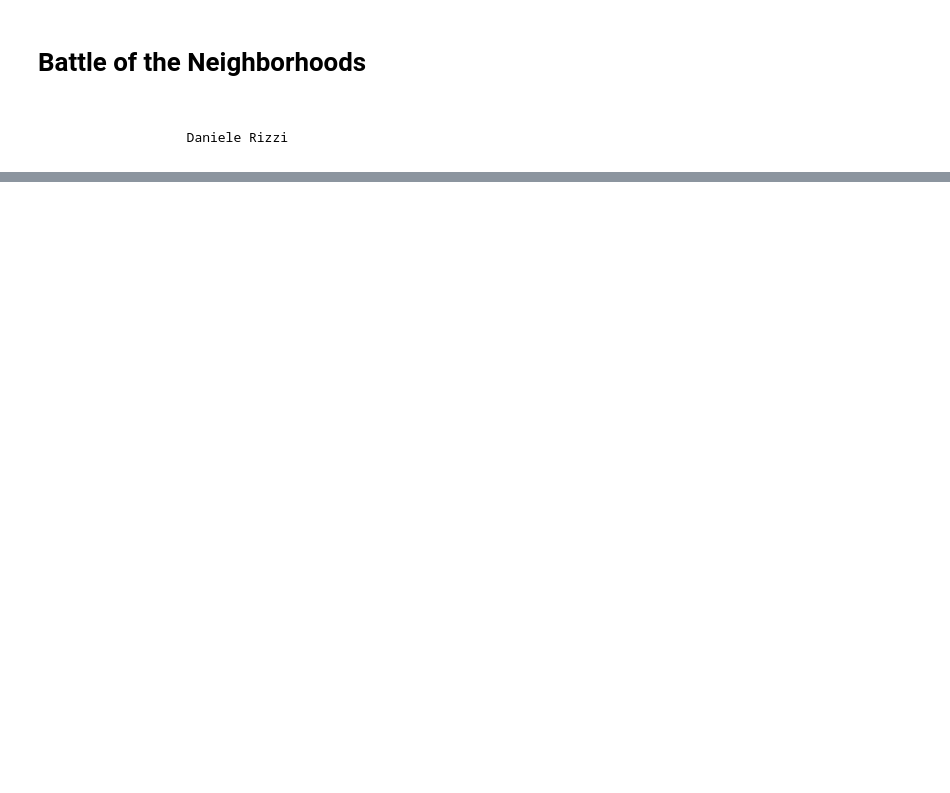
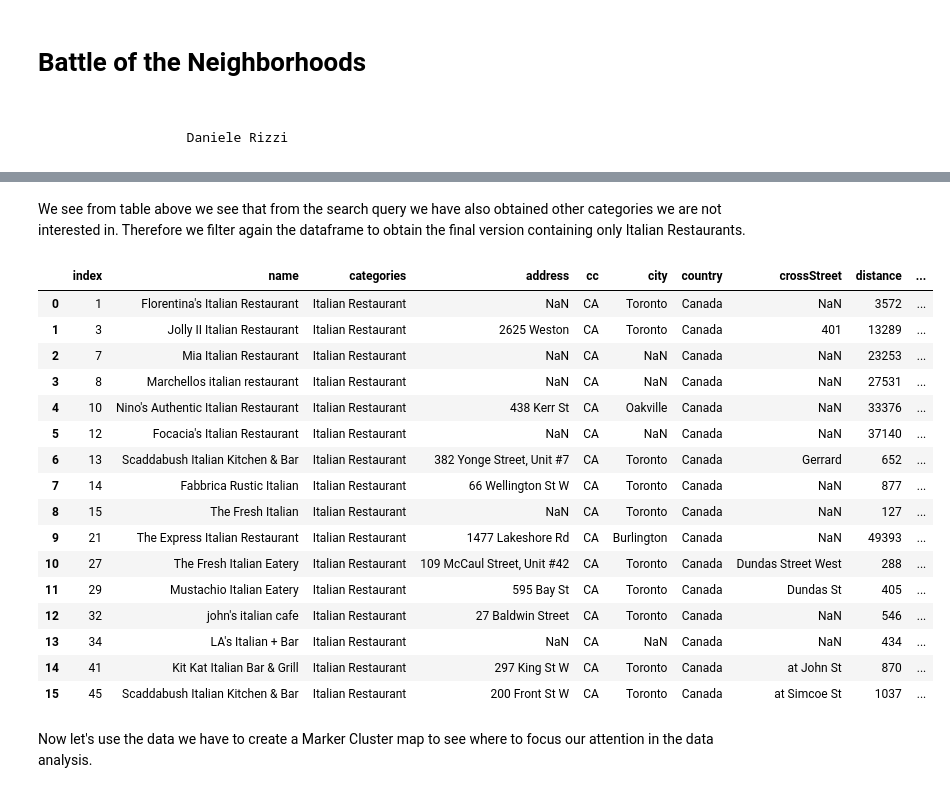
Before and after one commit to danielerizzi/Battle-of-the-Neighborhoods, a Jupyter notebook: Battle of Neighborhoods.ipynb, the cells around one changed output, grey strips where cells are left out. Saved outputs shown, nothing was run; the diff lists cells and outputs as text; code cells hidden in the pictures; blank space fills up the shorter version.

```diff
--- a/Battle of Neighborhoods.ipynb
+++ b/Battle of Neighborhoods.ipynb
@@ -18,0 +430,9 @@ Once we have identified the area and type of food that shoule be served, we can
+# %%
+results = requests.get(url).json()
+# assign relevant part of JSON to venues
+venues = results['response']['venues']
+# tranform venues into a dataframe
+dataframe = json_normalize(venues)
+#dataframe.drop(dataframe[(dataframe['location.postalCode'] == 'NaN')].index(), inplace=True)
+
+dataframe.shape
@@ -18,0 +463,24 @@ Once we have identified the area and type of food that shoule be served, we can
+# %%
+# keep only columns that include venue name, and anything that is associated with location
+filtered_columns = ['name', 'categories'] + [col for col in dataframe.columns if col.startswith('location.')] + ['id']
+dataframe_filtered = dataframe.loc[:, filtered_columns]
+
+# function that extracts the category of the venue
+def get_category_type(row):
+    try:
+        categories_list = row['categories']
+    except:
+        categories_list = row['venue.categories']
+
+    if len(categories_list) == 0:
+        return None
+    else:
+        return categories_list[0]['name']
+
+# filter the category for each row
+dataframe_filtered['categories'] = dataframe_filtered.apply(get_category_type, axis=1)
+
+# clean column names by keeping only last term
+dataframe_filtered.columns = [column.split('.')[-1] for column in dataframe_filtered.columns]
+
+dataframe_filtered.head()
@@ -18,0 +496,4 @@ Once we have identified the area and type of food that shoule be served, we can
+# %%
+#Keep only first 3 of Postcode
+dataframe_filtered['Postcode'] = dataframe_filtered['postalCode'].str[:3]
+dataframe_filtered.head()
@@ -18,0 +530,25 @@ Once we have identified the area and type of food that shoule be served, we can
+# %% [markdown]
+We see from table above we see that from the search query we have also obtained other categories we are not interested in. Therefore we filter again the dataframe to obtain the final version containing only Italian Restaurants.
+# %%
+italian_restaurant_df = dataframe_filtered.loc[(dataframe_filtered['categories'] == 'Italian Restaurant')].reset_index()
+italian_restaurant_df
+# %% [output]
+|  | index | name | categories | address | cc | city | country | crossStreet | distance | ... |
+| 0 | 1 | Florentina's Italian Restaurant | Italian Restaurant | NaN | CA | Toronto | Canada | NaN | 3572 | ... |
+| 1 | 3 | Jolly II Italian Restaurant | Italian Restaurant | 2625 Weston | CA | Toronto | Canada | 401 | 13289 | ... |
+| 2 | 7 | Mia Italian Restaurant | Italian Restaurant | NaN | CA | NaN | Canada | NaN | 23253 | ... |
+| 3 | 8 | Marchellos italian restaurant | Italian Restaurant | NaN | CA | NaN | Canada | NaN | 27531 | ... |
+| 4 | 10 | Nino's Authentic Italian Restaurant | Italian Restaurant | 438 Kerr St | CA | Oakville | Canada | NaN | 33376 | ... |
+| 5 | 12 | Focacia's Italian Restaurant | Italian Restaurant | NaN | CA | NaN | Canada | NaN | 37140 | ... |
+| 6 | 13 | Scaddabush Italian Kitchen & Bar | Italian Restaurant | 382 Yonge Street, Unit #7 | CA | Toronto | Canada | Gerrard | 652 | ... |
+| 7 | 14 | Fabbrica Rustic Italian | Italian Restaurant | 66 Wellington St W | CA | Toronto | Canada | NaN | 877 | ... |
+| 8 | 15 | The Fresh Italian | Italian Restaurant | NaN | CA | Toronto | Canada | NaN | 127 | ... |
+| 9 | 21 | The Express Italian Restaurant | Italian Restaurant | 1477 Lakeshore Rd | CA | Burlington | Canada | NaN | 49393 | ... |
+| 10 | 27 | The Fresh Italian Eatery | Italian Restaurant | 109 McCaul Street, Unit #42 | CA | Toronto | Canada | Dundas Street West | 288 | ... |
+| 11 | 29 | Mustachio Italian Eatery | Italian Restaurant | 595 Bay St | CA | Toronto | Canada | Dundas St | 405 | ... |
+| 12 | 32 | john's italian cafe | Italian Restaurant | 27 Baldwin Street | CA | Toronto | Canada | NaN | 546 | ... |
+| 13 | 34 | LA's Italian + Bar | Italian Restaurant | NaN | CA | NaN | Canada | NaN | 434 | ... |
+| 14 | 41 | Kit Kat Italian Bar & Grill | Italian Restaurant | 297 King St W | CA | Toronto | Canada | at John St | 870 | ... |
+| 15 | 45 | Scaddabush Italian Kitchen & Bar | Italian Restaurant | 200 Front St W | CA | Toronto | Canada | at Simcoe St | 1037 | ... |
+# %% [markdown]
+Now let's use the data we have to create a Marker Cluster map to see where to focus our attention in the data analysis.
```
Also changed, not shown: parts of 73 cells of this notebook.
